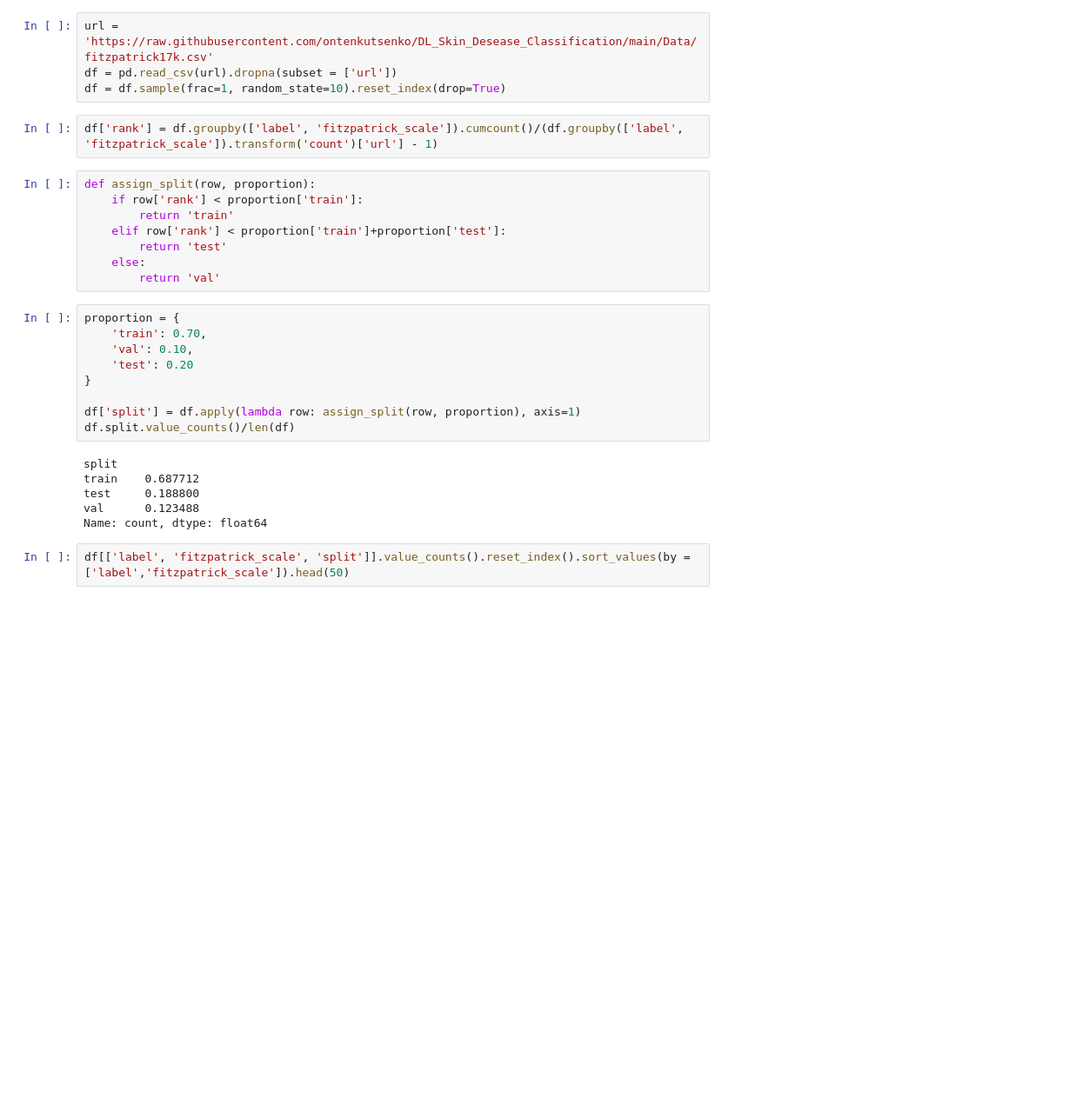
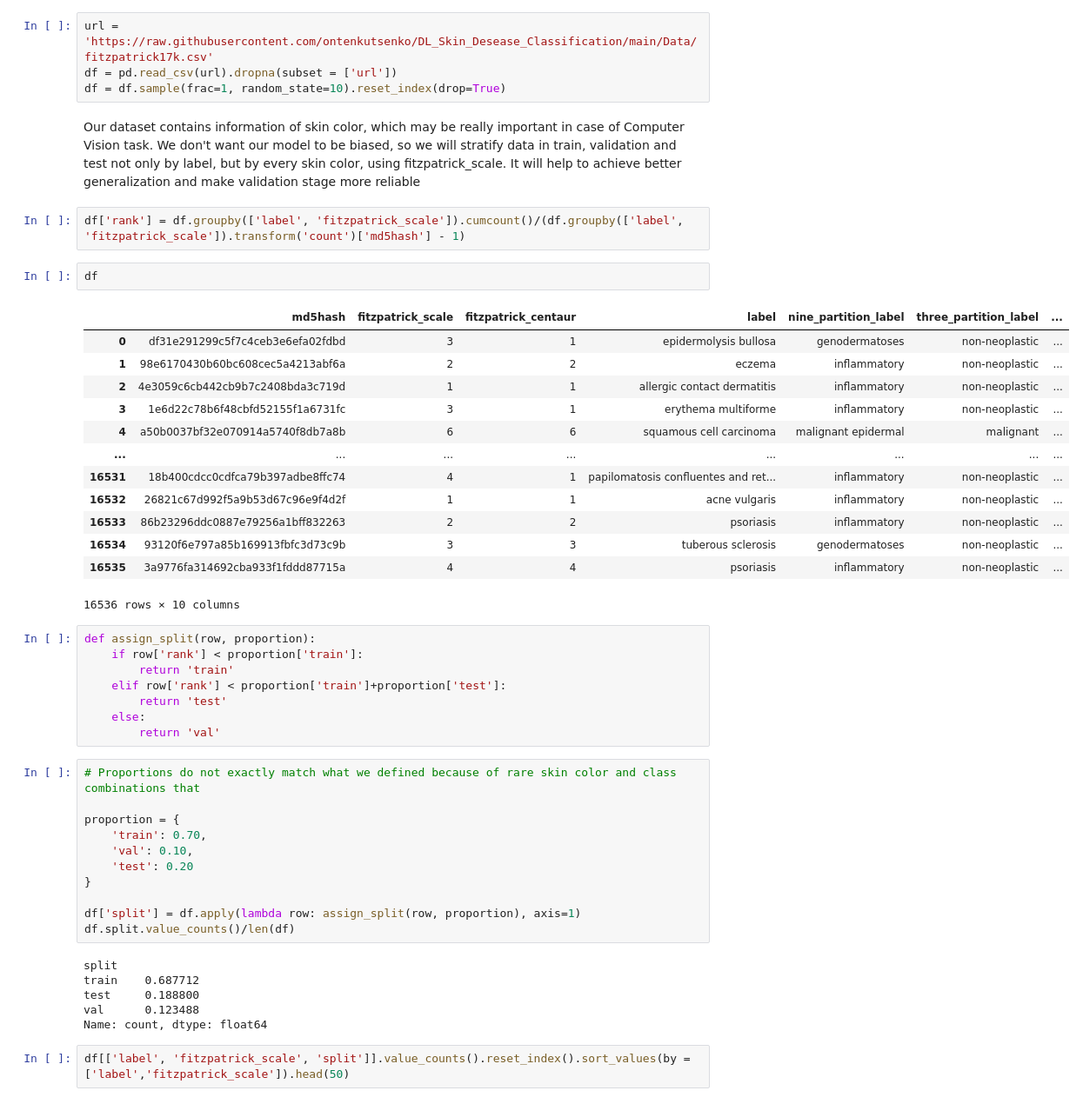
Before and after one commit to MaximilianLae/DL_Skin_Disease_Classification, a Jupyter notebook: Anton's_experimentation.ipynb, the cells around one changed output. Shown at 87% size. Cells and saved outputs as stored; diff of their text form; blank space fills up the shorter version.

```diff
--- a/Anton's_experimentation.ipynb
+++ b/Anton's_experimentation.ipynb
@@ -65,8 +65,26 @@ y
 url = 'https://raw.githubusercontent.com/ontenkutsenko/DL_Skin_Desease_Classification/main/Data/fitzpatrick17k.csv'
 df = pd.read_csv(url).dropna(subset = ['url'])
 df = df.sample(frac=1, random_state=10).reset_index(drop=True)
+# %% [markdown]
+Our dataset contains information of skin color, which may be really important in case of Computer Vision task. We don't want our model to be biased, so we will stratify data in train, validation and test not only by label, but by every skin color, using fitzpatrick_scale. It will help to achieve better generalization and make validation stage more reliable
 # %%
-df['rank'] = df.groupby(['label', 'fitzpatrick_scale']).cumcount()/(df.groupby(['label', 'fitzpatrick_scale']).transform('count')['url'] - 1)
+df['rank'] = df.groupby(['label', 'fitzpatrick_scale']).cumcount()/(df.groupby(['label', 'fitzpatrick_scale']).transform('count')['md5hash'] - 1)
+# %%
+df
+# %% [output]
+|  | md5hash | fitzpatrick_scale | fitzpatrick_centaur | label | nine_partition_label | three_partition_label | ... |
+| 0 | df31e291299c5f7c4ceb3e6efa02fdbd | 3 | 1 | epidermolysis bullosa | genodermatoses | non-neoplastic | ... |
+| 1 | 98e6170430b60bc608cec5a4213abf6a | 2 | 2 | eczema | inflammatory | non-neoplastic | ... |
+| 2 | 4e3059c6cb442cb9b7c2408bda3c719d | 1 | 1 | allergic contact dermatitis | inflammatory | non-neoplastic | ... |
+| 3 | 1e6d22c78b6f48cbfd52155f1a6731fc | 3 | 1 | erythema multiforme | inflammatory | non-neoplastic | ... |
+| 4 | a50b0037bf32e070914a5740f8db7a8b | 6 | 6 | squamous cell carcinoma | malignant epidermal | malignant | ... |
+| ... | ... | ... | ... | ... | ... | ... | ... |
+| 16531 | 18b400cdcc0cdfca79b397adbe8ffc74 | 4 | 1 | papilomatosis confluentes and ret... | inflammatory | non-neoplastic | ... |
+| 16532 | 26821c67d992f5a9b53d67c96e9f4d2f | 1 | 1 | acne vulgaris | inflammatory | non-neoplastic | ... |
+| 16533 | 86b23296ddc0887e79256a1bff832263 | 2 | 2 | psoriasis | inflammatory | non-neoplastic | ... |
+| 16534 | 93120f6e797a85b169913fbfc3d73c9b | 3 | 3 | tuberous sclerosis | genodermatoses | non-neoplastic | ... |
+| 16535 | 3a9776fa314692cba933f1fddd87715a | 4 | 4 | psoriasis | inflammatory | non-neoplastic | ... |
+16536 rows × 10 columns
 # %%
 def assign_split(row, proportion):
     if row['rank'] < proportion['train']:
@@ -76,6 +94,8 @@ def assign_split(row, proportion):
     else:
         return 'val'
 # %%
+# Proportions do not exactly match what we defined because of rare skin color and class combinations that
+
 proportion = {
     'train': 0.70,
     'val': 0.10,
```
Also changed, not shown: parts of 13 cells of this notebook.
